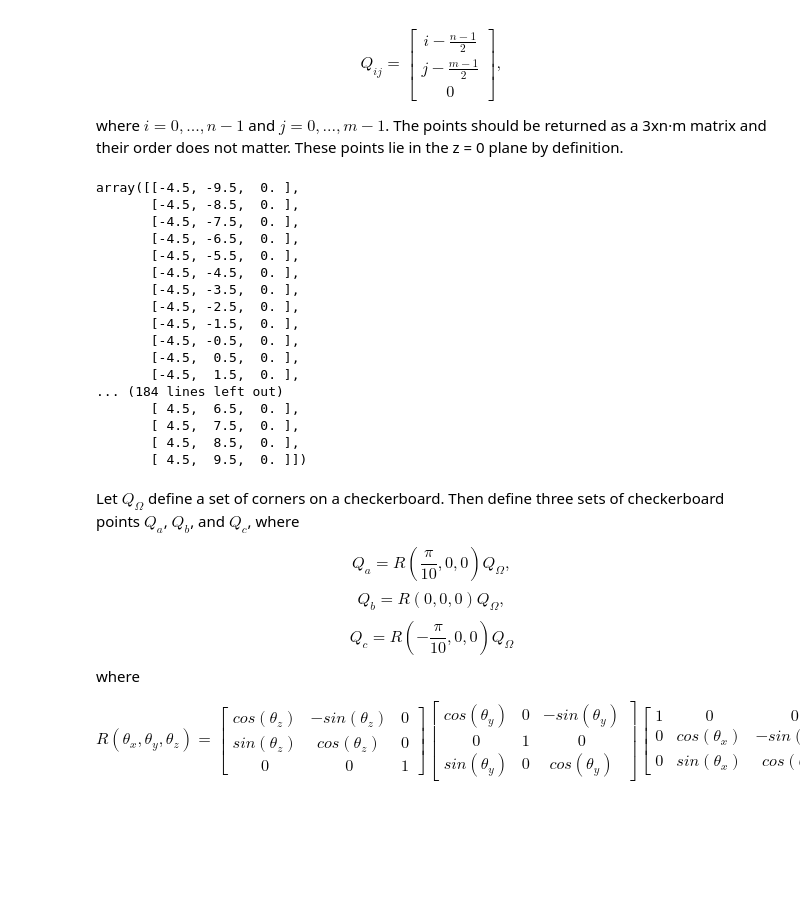
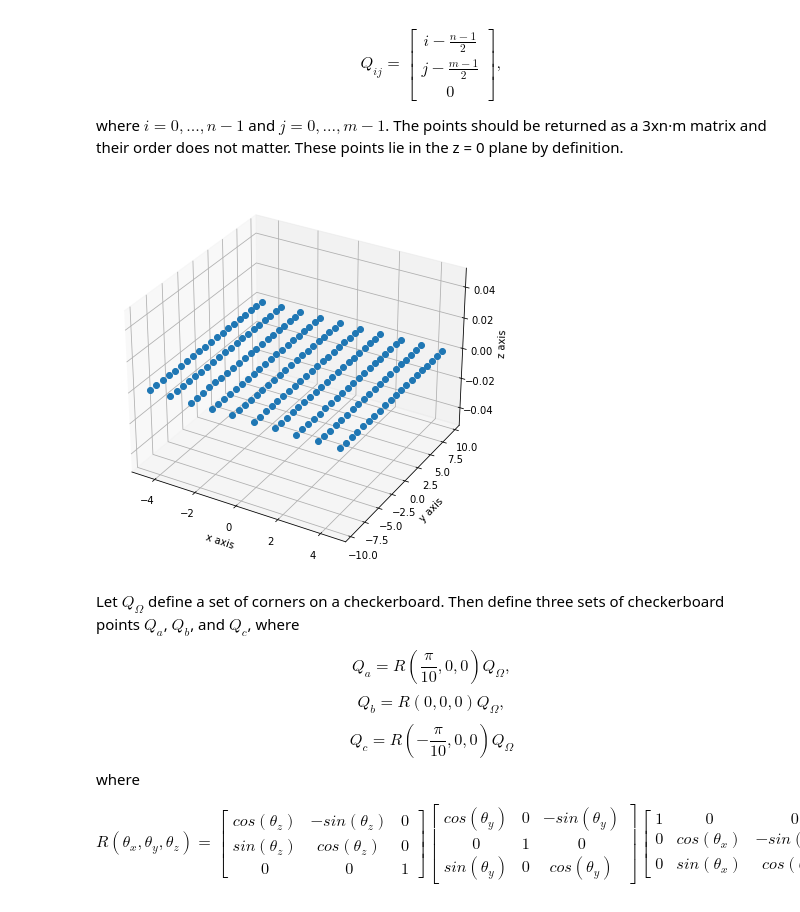
Before and after one commit to AlexAbades/ComputerVision, a Jupyter notebook: 4-Camera Calibration/Direct Linear transformation.ipynb, the cells around one changed output. Drawn from its saved outputs; the diff is of its cells as text; code cells hidden in the pictures; blank space fills up the shorter version.

```diff
--- a/4-Camera Calibration/Direct Linear transformation.ipynb
+++ b/4-Camera Calibration/Direct Linear transformation.ipynb
@@ -397,25 +455,9 @@ def checkerboard_points(n,m):
     return M
 # %%
 Qo = checkerboard_points(10, 20)
-Qo.T
+sf.plot3d(Qo)
 # %% [output]
-array([[-4.5, -9.5,  0. ],
-       [-4.5, -8.5,  0. ],
-       [-4.5, -7.5,  0. ],
-       [-4.5, -6.5,  0. ],
-       [-4.5, -5.5,  0. ],
-       [-4.5, -4.5,  0. ],
-       [-4.5, -3.5,  0. ],
-       [-4.5, -2.5,  0. ],
-       [-4.5, -1.5,  0. ],
-       [-4.5, -0.5,  0. ],
-       [-4.5,  0.5,  0. ],
-       [-4.5,  1.5,  0. ],
-... (184 lines left out)
-       [ 4.5,  6.5,  0. ],
-       [ 4.5,  7.5,  0. ],
-       [ 4.5,  8.5,  0. ],
-       [ 4.5,  9.5,  0. ]])
+[figure, added]
 # %% [markdown]
 Let $Q_\Omega$ define a set of corners on a checkerboard. Then define three sets of checkerboard points $Q_a$, $Q_b$, and $Q_c$, where
 
```
Also changed, not shown: parts of 17 cells of this notebook, 2 other files.
